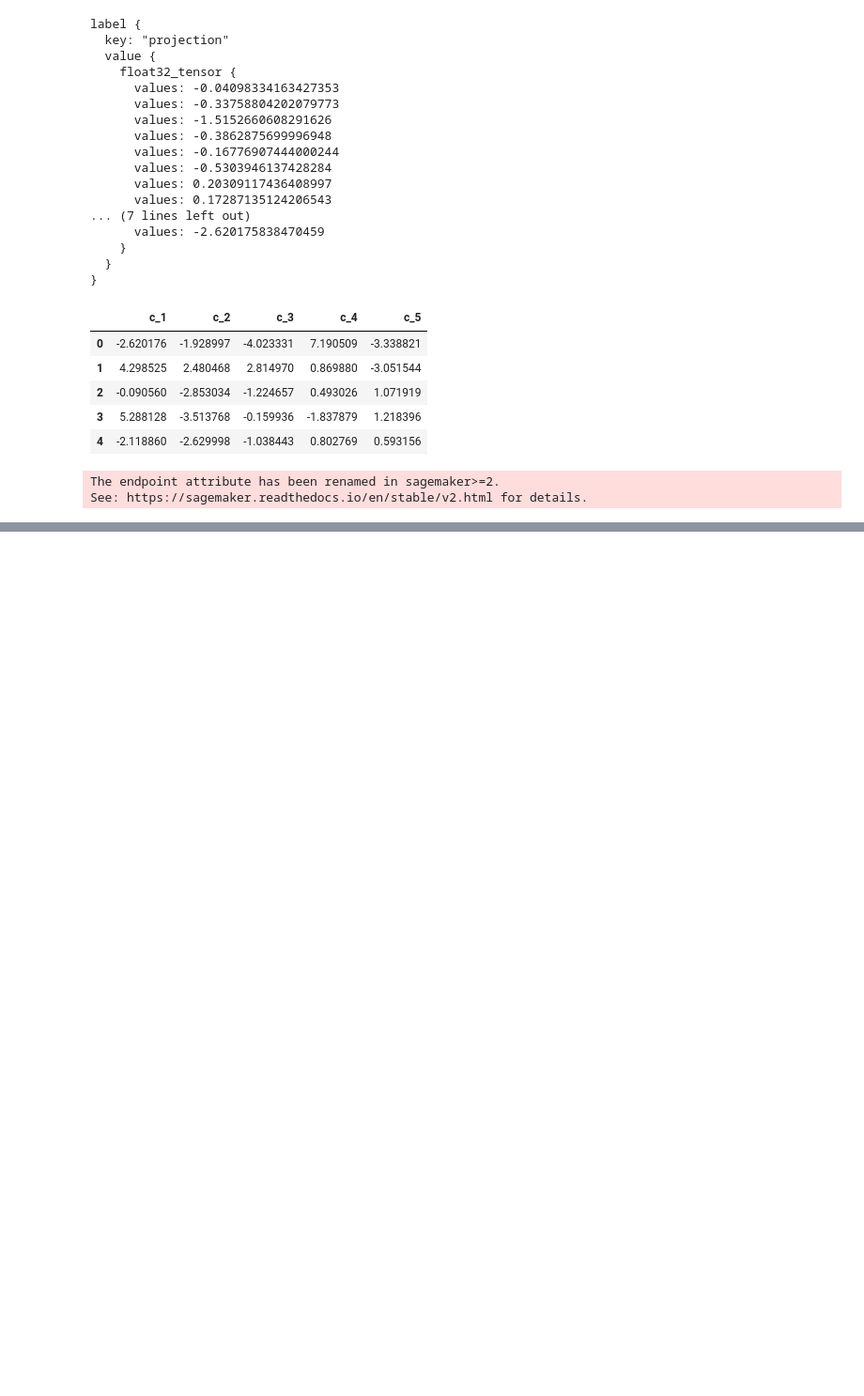
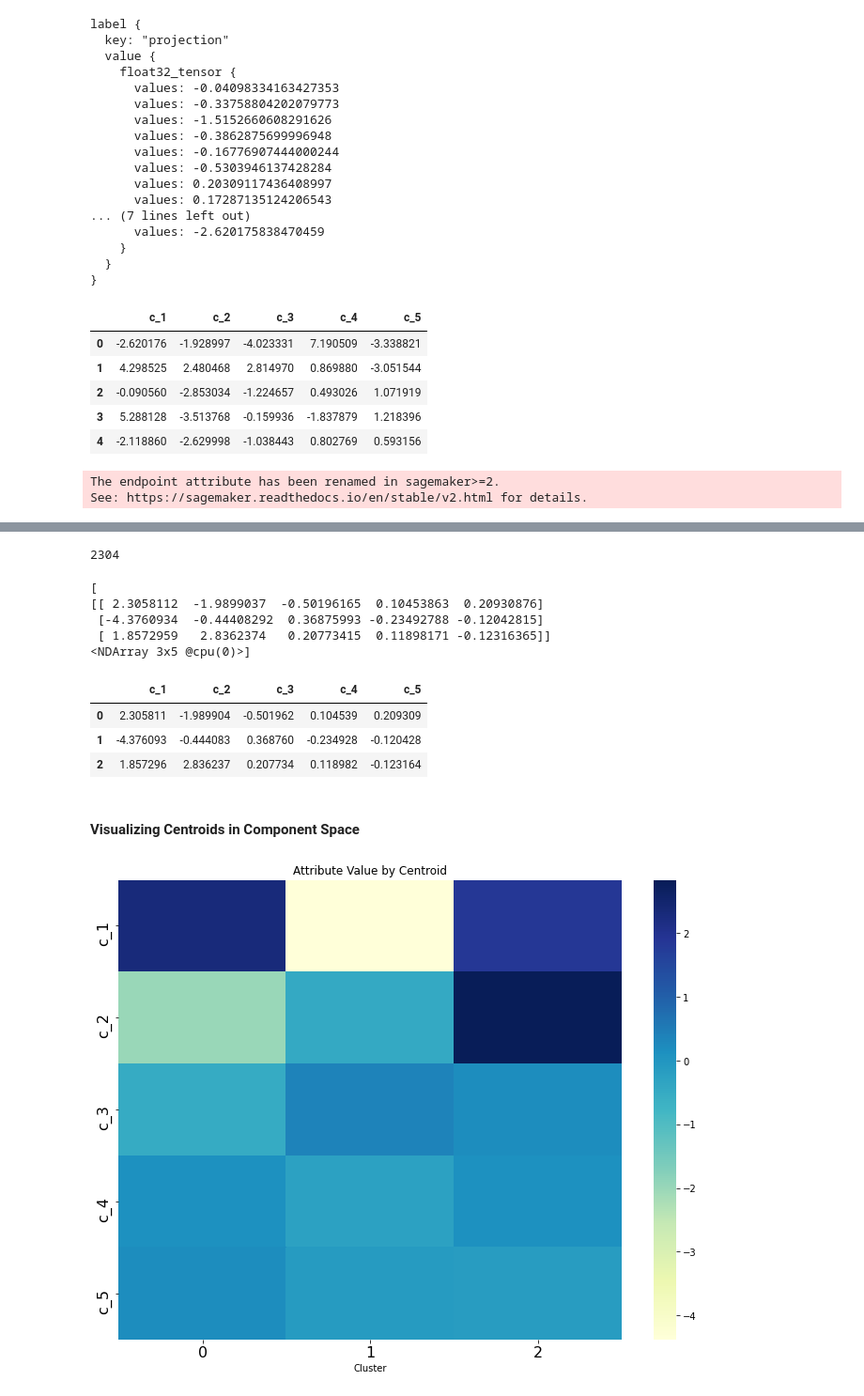
Before and after one commit to AndrewKalil/Udacity-ML, a Jupyter notebook: Capstone_Project/training.ipynb, the cells around one changed output, grey strips where cells are left out. Shown: that part at 94% size. Drawn from its saved outputs; the diff is of its cells as text; code cells hidden in the pictures; blank space fills up the shorter version.

```diff
--- a/Capstone_Project/training.ipynb
+++ b/Capstone_Project/training.ipynb
@@ -362,0 +558,35 @@ See: https://sagemaker.readthedocs.io/en/stable/v2.html for details.
+# %%
+# Download and unzip the kmeans model file
+kmeans_job_name = 'kmeans-2021-06-19-18-15-16-449'
+
+model_key = os.path.join(prefix, kmeans_job_name, 'output/model.tar.gz')
+
+# download the model file
+boto3.resource('s3').Bucket(bucket_name).download_file(model_key, 'model.tar.gz')
+os.system('tar -zxvf model.tar.gz')
+os.system('unzip model_algo-1')
+# %% [output]
+2304
+# %%
+
+# Get the trained kmeans params using mxnet
+kmeans_model_params = mx.ndarray.load('model_algo-1')
+
+print(kmeans_model_params)
+# %% [output]
+[
+[[ 2.3058112  -1.9899037  -0.50196165  0.10453863  0.20930876]
+ [-4.3760934  -0.44408292  0.36875993 -0.23492788 -0.12042815]
+ [ 1.8572959   2.8362374   0.20773415  0.11898171 -0.12316365]]
+<NDArray 3x5 @cpu(0)>]
+# %%
+# Get all the centroids
+cluster_centroids = pd.DataFrame(kmeans_model_params[0].asnumpy())
+cluster_centroids.columns = data_transformed.columns
+
+display(cluster_centroids)
+# %% [output]
+|  | c_1 | c_2 | c_3 | c_4 | c_5 |
+| 0 | 2.305811 | -1.989904 | -0.501962 | 0.104539 | 0.209309 |
+| 1 | -4.376093 | -0.444083 | 0.368760 | -0.234928 | -0.120428 |
+| 2 | 1.857296 | 2.836237 | 0.207734 | 0.118982 | -0.123164 |
@@ -362,0 +596,13 @@ See: https://sagemaker.readthedocs.io/en/stable/v2.html for details.
+# %% [markdown]
+#### Visualizing Centroids in Component Space
+# %%
+# generate a heatmap in component space, using the seaborn library
+plt.figure(figsize = (12,9))
+ax = sns.heatmap(cluster_centroids.T, cmap = 'YlGnBu')
+ax.set_xlabel("Cluster")
+plt.yticks(fontsize = 16)
+plt.xticks(fontsize = 16)
+ax.set_title("Attribute Value by Centroid")
+plt.show()
+# %% [output]
+[figure, added]
```
Also changed, not shown: parts of 37 cells of this notebook, 1 other file.
